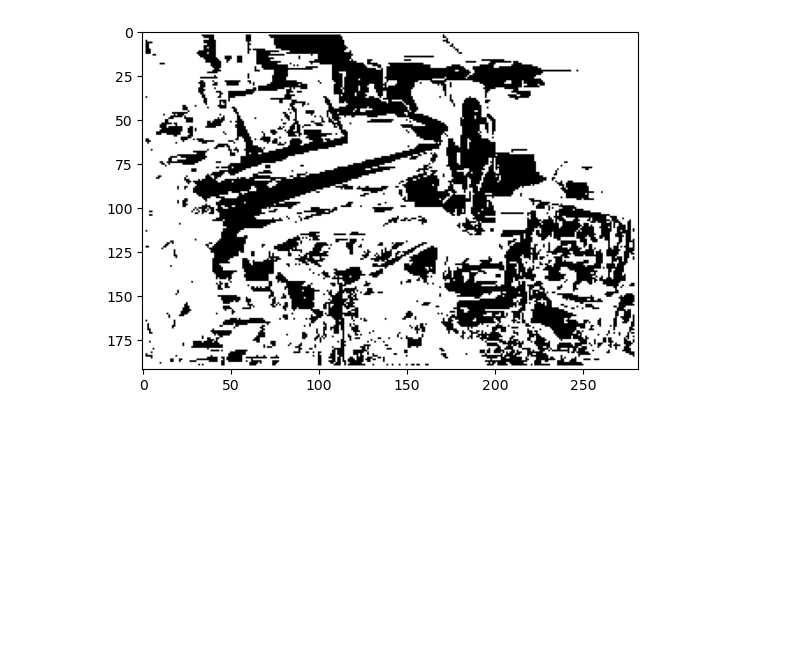
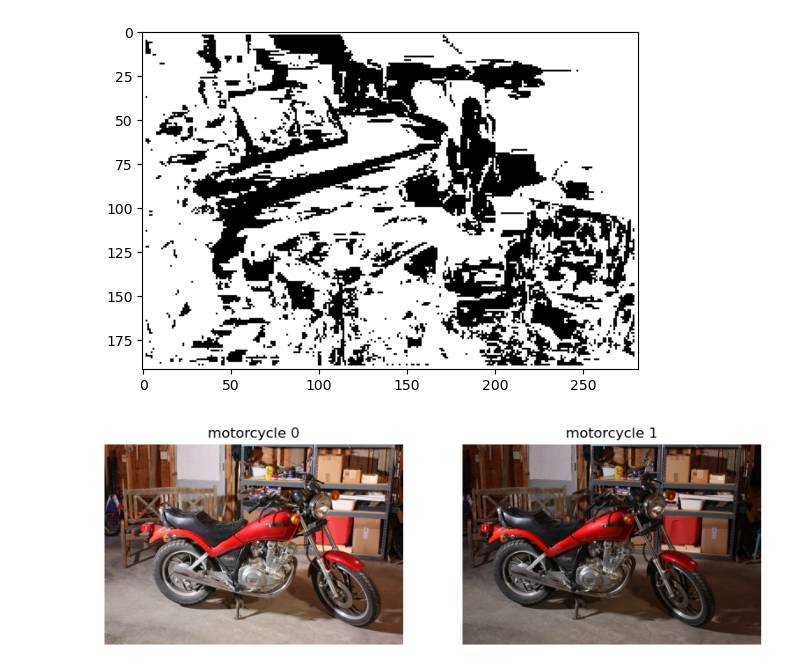
Before and after one commit to AlmezOussama/project3, a Jupyter notebook: project3.ipynb, the cells around one changed output. Cells and saved outputs as stored; diff of their text form; code cells hidden in the pictures; blank space fills up the shorter version.

Commit message:
motorcycle exposure

```diff
--- a/project3.ipynb
+++ b/project3.ipynb
@@ -185,3 +185,22 @@ plt.imshow(piano_depth, cmap='gray')
 # %% [output]
 <matplotlib.image.AxesImage at 0x...>
 [figure]
+# %%
+motorcycle = io.imread('all_data/MiddEval3-data-F/MiddEval3/trainingF/MotorcycleE/im0.png')
+motorcycle_E = io.imread('all_data/MiddEval3-data-F/MiddEval3/trainingF/MotorcycleE/im1.png')
+
+fig, ax = plt.subplots(1, 2, figsize=(10, 5))
+ax[0].imshow(motorcycle)
+ax[0].set_title('motorcycle 0')
+ax[0].axis('off')
+
+ax[1].imshow(motorcycle_E)
+ax[1].set_title('motorcycle 1')
+ax[1].axis('off')
+
+plt.show()
+
+motorcycle = resize(motorcycle, (int(motorcycle.shape[0] * RESIZE_FACTOR), int(motorcycle.shape[1] * RESIZE_FACTOR)))
+motorcycle_E = resize(motorcycle_E, (int(motorcycle_E.shape[0] * RESIZE_FACTOR), int(motorcycle_E.shape[1] * RESIZE_FACTOR)))
+# %% [output]
+[figure, added]
```
Also changed, not shown: parts of 1 cell of this notebook.
